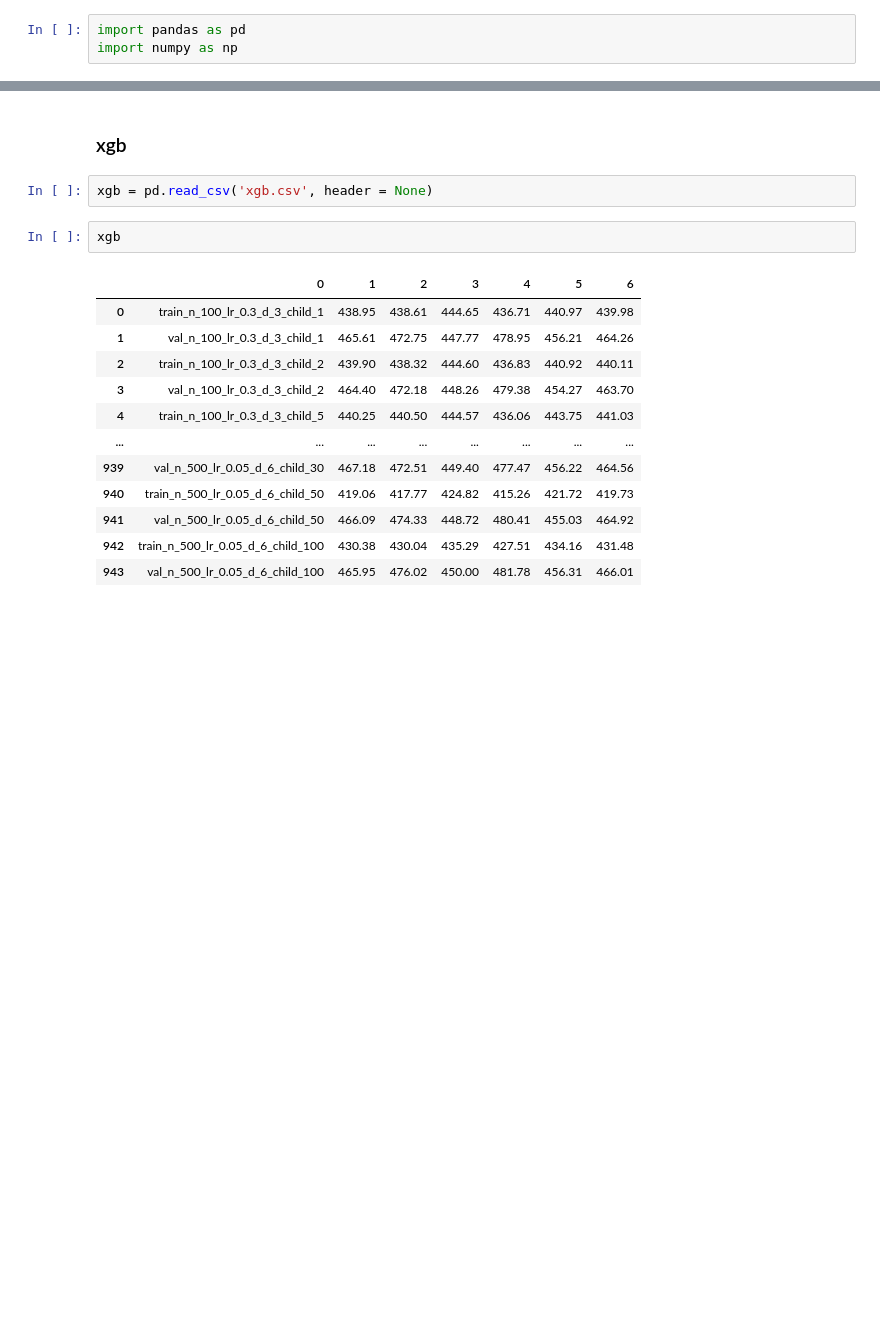
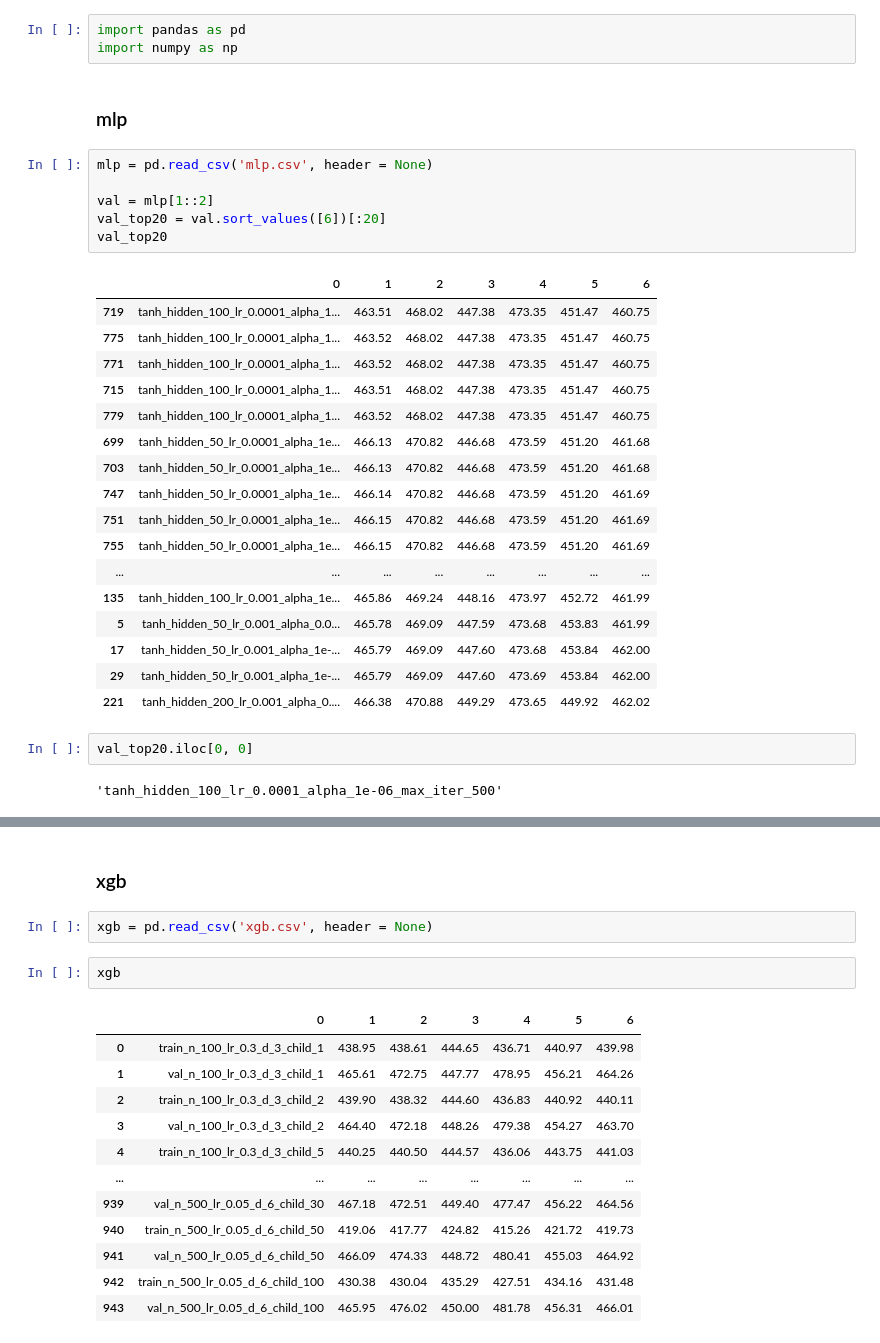
Before and after one commit to Sunbin-Lee/dacon-income, a Jupyter notebook: hyperparameter.ipynb, the cells around one changed output, grey strips where cells are left out. Cells and saved outputs as stored; diff of their text form; blank space fills up the shorter version.

```diff
--- a/hyperparameter.ipynb
+++ b/hyperparameter.ipynb
@@ -1,3 +1,33 @@
 # %%
 import pandas as pd
 import numpy as np
+# %% [markdown]
+### mlp
+# %%
+mlp = pd.read_csv('mlp.csv', header = None)
+
+val = mlp[1::2]
+val_top20 = val.sort_values([6])[:20]
+val_top20
+# %% [output]
+|  | 0 | 1 | 2 | 3 | 4 | 5 | 6 |
+| 719 | tanh_hidden_100_lr_0.0001_alpha_1... | 463.51 | 468.02 | 447.38 | 473.35 | 451.47 | 460.75 |
+| 775 | tanh_hidden_100_lr_0.0001_alpha_1... | 463.52 | 468.02 | 447.38 | 473.35 | 451.47 | 460.75 |
+| 771 | tanh_hidden_100_lr_0.0001_alpha_1... | 463.52 | 468.02 | 447.38 | 473.35 | 451.47 | 460.75 |
+| 715 | tanh_hidden_100_lr_0.0001_alpha_1... | 463.51 | 468.02 | 447.38 | 473.35 | 451.47 | 460.75 |
+| 779 | tanh_hidden_100_lr_0.0001_alpha_1... | 463.52 | 468.02 | 447.38 | 473.35 | 451.47 | 460.75 |
+| 699 | tanh_hidden_50_lr_0.0001_alpha_1e... | 466.13 | 470.82 | 446.68 | 473.59 | 451.20 | 461.68 |
+| 703 | tanh_hidden_50_lr_0.0001_alpha_1e... | 466.13 | 470.82 | 446.68 | 473.59 | 451.20 | 461.68 |
+| 747 | tanh_hidden_50_lr_0.0001_alpha_1e... | 466.14 | 470.82 | 446.68 | 473.59 | 451.20 | 461.69 |
+| 751 | tanh_hidden_50_lr_0.0001_alpha_1e... | 466.15 | 470.82 | 446.68 | 473.59 | 451.20 | 461.69 |
+| 755 | tanh_hidden_50_lr_0.0001_alpha_1e... | 466.15 | 470.82 | 446.68 | 473.59 | 451.20 | 461.69 |
+| ... | ... | ... | ... | ... | ... | ... | ... |
+| 135 | tanh_hidden_100_lr_0.001_alpha_1e... | 465.86 | 469.24 | 448.16 | 473.97 | 452.72 | 461.99 |
+| 5 | tanh_hidden_50_lr_0.001_alpha_0.0... | 465.78 | 469.09 | 447.59 | 473.68 | 453.83 | 461.99 |
+| 17 | tanh_hidden_50_lr_0.001_alpha_1e-... | 465.79 | 469.09 | 447.60 | 473.68 | 453.84 | 462.00 |
+| 29 | tanh_hidden_50_lr_0.001_alpha_1e-... | 465.79 | 469.09 | 447.60 | 473.69 | 453.84 | 462.00 |
+| 221 | tanh_hidden_200_lr_0.001_alpha_0.... | 466.38 | 470.88 | 449.29 | 473.65 | 449.92 | 462.02 |
+# %%
+val_top20.iloc[0, 0]
+# %% [output]
+'tanh_hidden_100_lr_0.0001_alpha_1e-06_max_iter_500'
```
Also changed, not shown: parts of 2 cells of this notebook, 1 other file.
